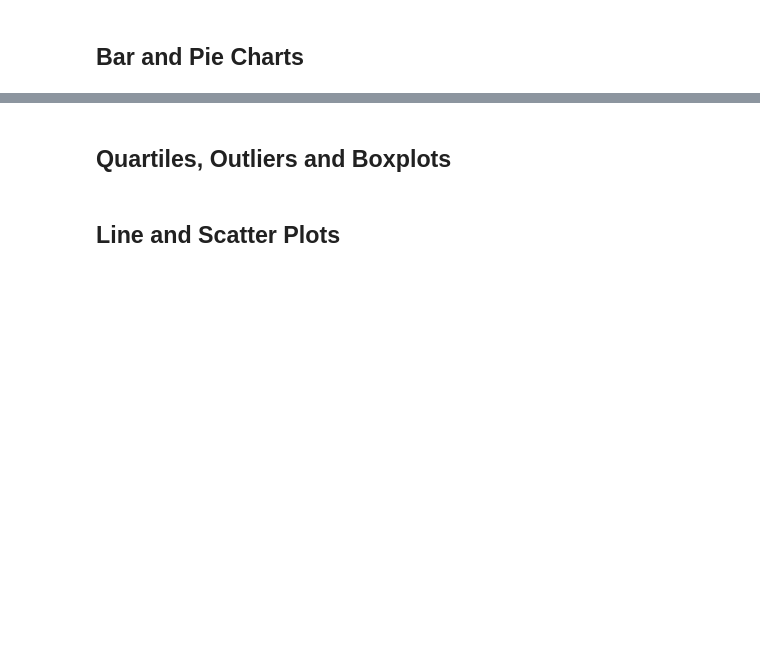
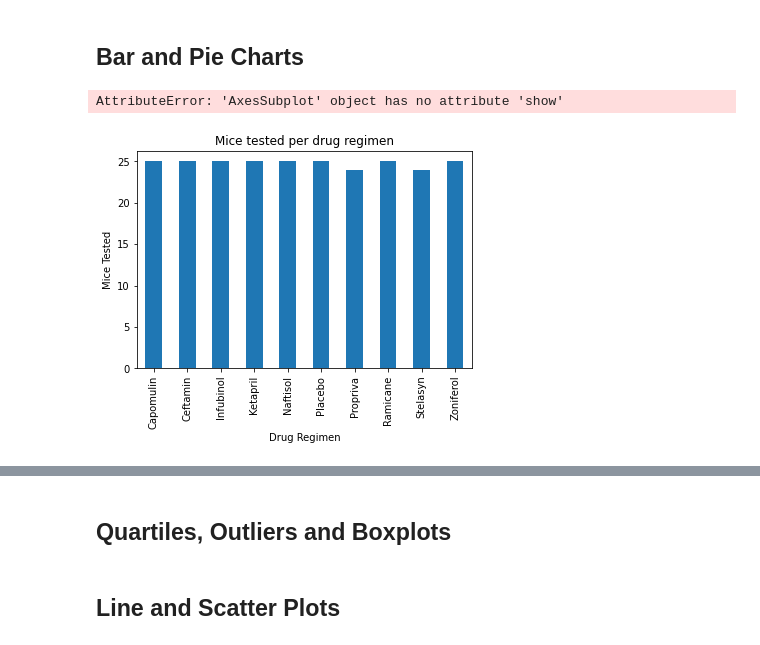
Before and after one commit to thatpatchguy/Bootcamp, a Jupyter notebook: MatPlotLib/05-Matplotlib_Homework_Instructions_Pymaceuticals_pymaceuticals_starter.ipynb, the cells around one changed output, grey strips where cells are left out. Saved outputs shown, nothing was run; the diff lists cells and outputs as text; code cells hidden in the pictures; blank space fills up the shorter version.

```diff
--- a/MatPlotLib/05-Matplotlib_Homework_Instructions_Pymaceuticals_pymaceuticals_starter.ipynb
+++ b/MatPlotLib/05-Matplotlib_Homework_Instructions_Pymaceuticals_pymaceuticals_starter.ipynb
@@ -138,4 +143,14 @@ summary_table
 | Zoniferol | 53.236507 | 51.818479 | 48.533355 | 6.966589 | 0.516398 |
 # %% [markdown]
 ## Bar and Pie Charts
+# %%
+# Generate a bar plot showing the total number of unique mice tested on each drug regimen using pandas.
+# print(grouped_df['Drug Regimen'])
+drug_pd = grouped_df['Mouse ID'].nunique().plot(kind='bar', title='Mice tested per drug regimen', ylabel='Mice Tested')
+# drug_pd.xticks(rotation=45)
+# drug_pd.xlabel('Drug Regimen')
+# drug_pd.ylabel('Mice tested')
+# %% [output]
+AttributeError: 'AxesSubplot' object has no attribute 'show'
+[figure, added]
 # %%
```
Also changed, not shown: parts of 9 cells of this notebook.
